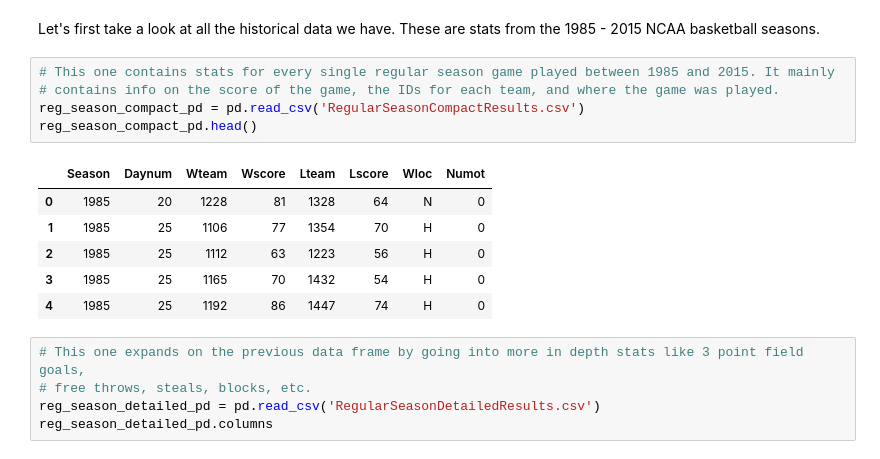
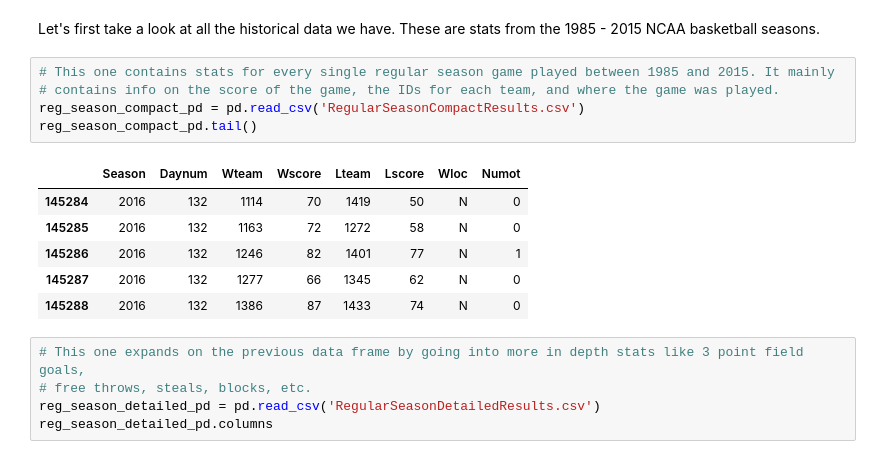
Before and after one commit to adeshpande3/March-Madness-2017, a Jupyter notebook: March Madness 2017.ipynb, the cells around one changed output. Cells and saved outputs as stored; diff of their text form.

```diff
--- a/March Madness 2017.ipynb
+++ b/March Madness 2017.ipynb
@@ -10,15 +19,15 @@ Let's first take a look at all the historical data we have. These are stats from
 # %%
 # This one contains stats for every single regular season game played between 1985 and 2015. It mainly
 # contains info on the score of the game, the IDs for each team, and where the game was played.
 reg_season_compact_pd = pd.read_csv('RegularSeasonCompactResults.csv')
-reg_season_compact_pd.head()
+reg_season_compact_pd.tail()
 # %% [output]
 |  | Season | Daynum | Wteam | Wscore | Lteam | Lscore | Wloc | Numot |
-| 0 | 1985 | 20 | 1228 | 81 | 1328 | 64 | N | 0 |
-| 1 | 1985 | 25 | 1106 | 77 | 1354 | 70 | H | 0 |
-| 2 | 1985 | 25 | 1112 | 63 | 1223 | 56 | H | 0 |
-| 3 | 1985 | 25 | 1165 | 70 | 1432 | 54 | H | 0 |
-| 4 | 1985 | 25 | 1192 | 86 | 1447 | 74 | H | 0 |
+| 145284 | 2016 | 132 | 1114 | 70 | 1419 | 50 | N | 0 |
+| 145285 | 2016 | 132 | 1163 | 72 | 1272 | 58 | N | 0 |
+| 145286 | 2016 | 132 | 1246 | 82 | 1401 | 77 | N | 1 |
+| 145287 | 2016 | 132 | 1277 | 66 | 1345 | 62 | N | 0 |
+| 145288 | 2016 | 132 | 1386 | 87 | 1433 | 74 | N | 0 |
 # %%
 # This one expands on the previous data frame by going into more in depth stats like 3 point field goals,
 # free throws, steals, blocks, etc.
```
Also changed, not shown: parts of 19 cells of this notebook.
